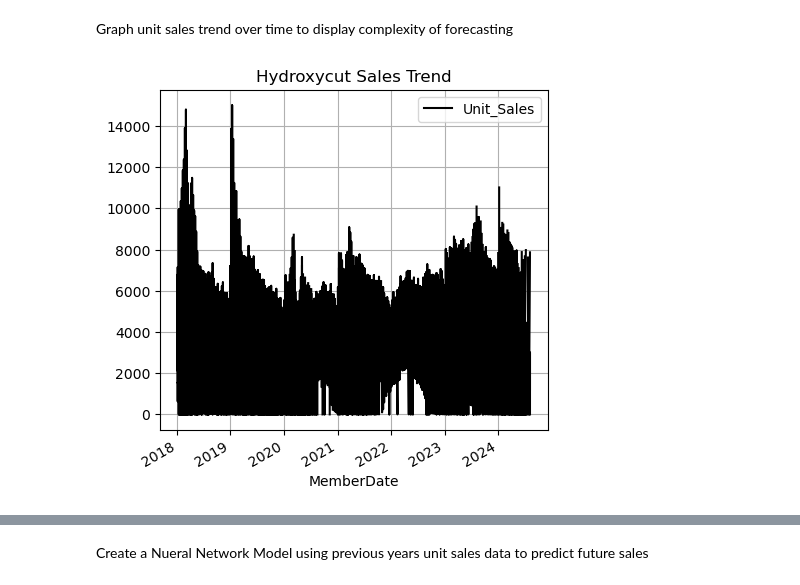
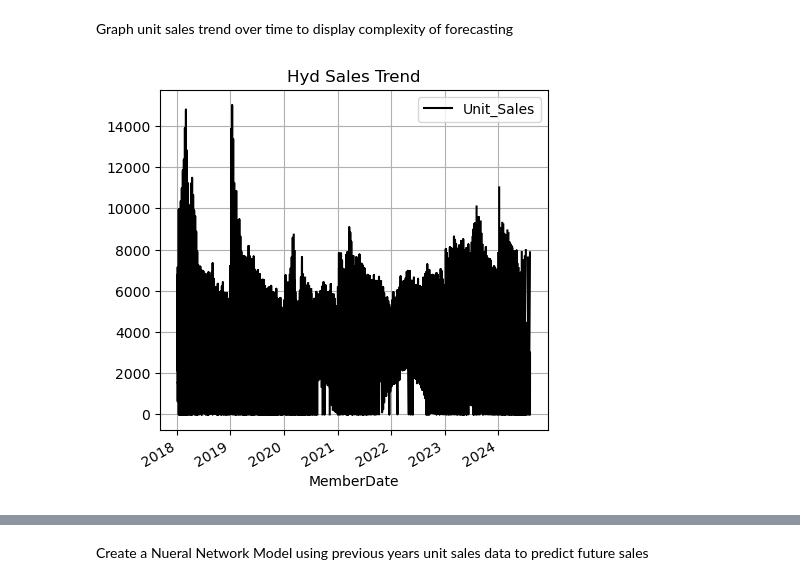
Before and after one commit to jstipe1/AI_Project_3, a Jupyter notebook: historical_pos_model.ipynb, the cells around one changed output, grey strips where cells are left out. Saved outputs shown, nothing was run; the diff lists cells and outputs as text; code cells hidden in the pictures.

```diff
--- a/historical_pos_model.ipynb
+++ b/historical_pos_model.ipynb
@@ -119,10 +129,10 @@ Graph unit sales trend over time to display complexity of forecasting
 # %%
 hyd_pos = filtered_pos[filtered_pos['Brand'] == 'HYD']
 hyd_pos.plot(kind="line", x="MemberDate", y="Unit_Sales", grid=True, figsize=(5,5),
-             title="Hydroxycut Sales Trend", color = 'black')
+             title="Hyd Sales Trend", color = 'black')
 plt.show()
 # %% [output]
-[figure, old version]
+[figure, new version]
 # %%
 ss_pos = filtered_pos[filtered_pos['Brand'] == 'SS']
 ss_pos.plot(kind="line", x="MemberDate", y="Unit_Sales", grid=True, figsize=(5,5),
```
Also changed, not shown: parts of 54 cells of this notebook, 2 other files.
